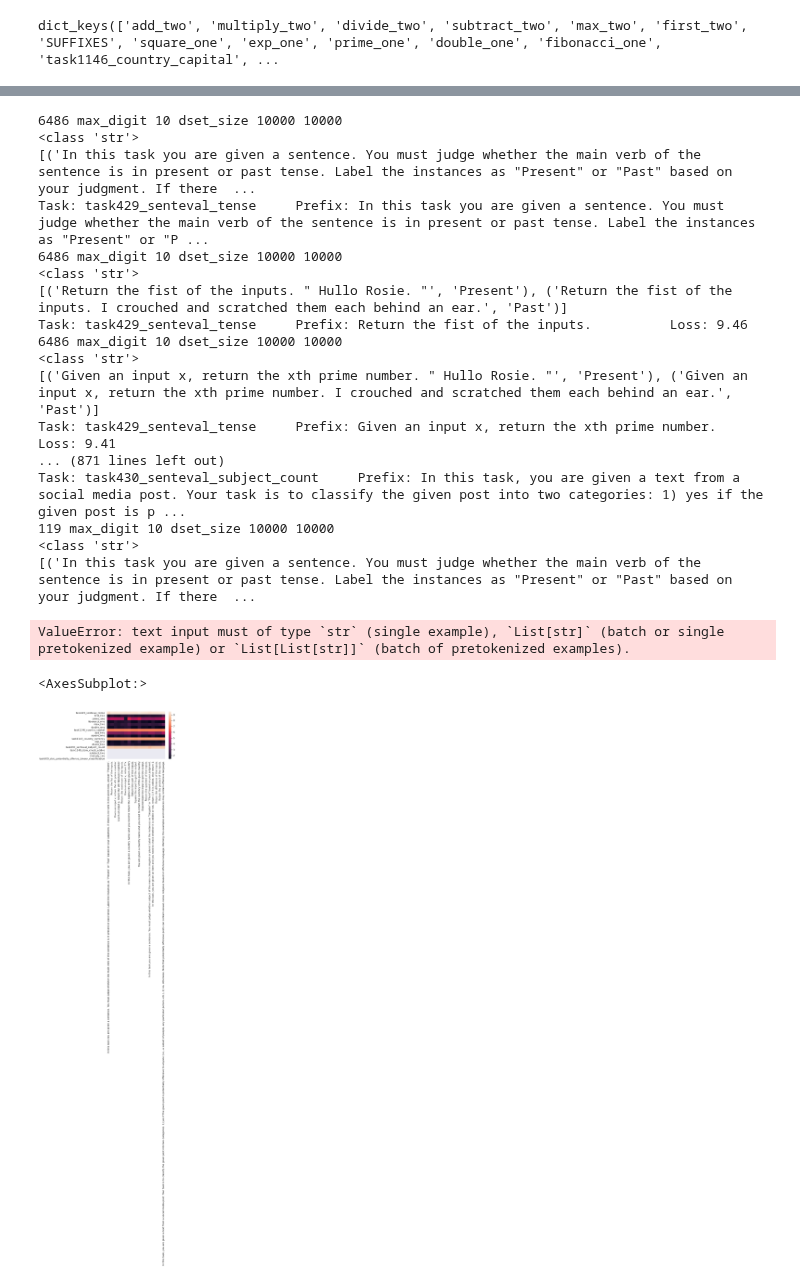
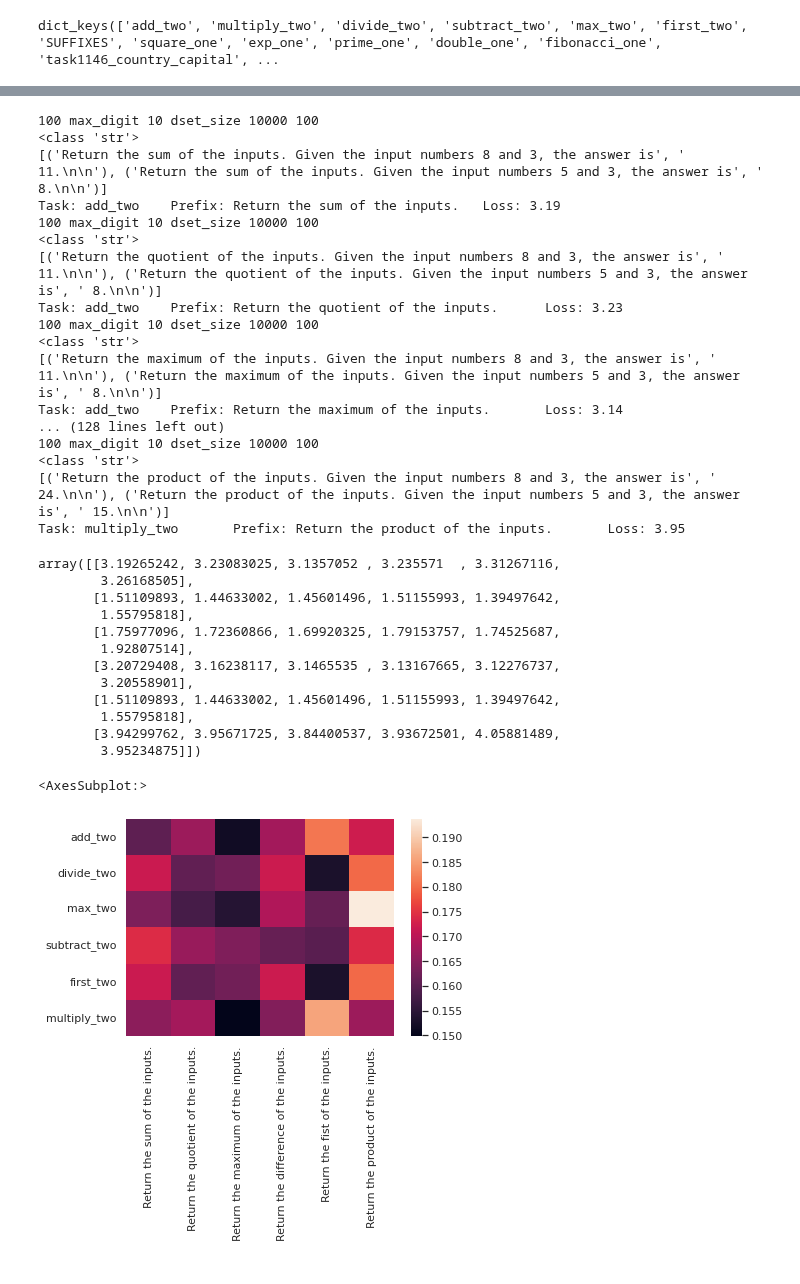
Before and after one commit to csinva/iprompt, a Jupyter notebook: notebooks/01_prompt_task_alignment.ipynb, the cells around one changed output, grey strips where cells are left out. Cells and saved outputs as stored; diff of their text form; code cells hidden in the pictures.

```diff
--- a/notebooks/01_prompt_task_alignment.ipynb
+++ b/notebooks/01_prompt_task_alignment.ipynb
@@ -76,7 +101,7 @@ model_name = 'gpt2-medium'
 model = transformers.AutoModelForCausalLM.from_pretrained(model_name, output_hidden_states=False)
 tokenizer = transformers.AutoTokenizer.from_pretrained(model_name, output_hidden_states=False)
 # %%
-dset, check_answer_func, description = get_data(args=args, task_name='fibonacci_one')
+dset, check_answer_func, description = get_data(args=args, task_name='square_one')
 test_model_on_task_with_prefix(dset=dset, model=model, tokenizer=tokenizer, prefix=f'asldjfo the following numbers. ')
 # %% [output]
 10 max_digit 10 dset_size 10000 10
@@ -85,3 +110,0 @@ test_model_on_task_with_prefix(dset=dset, model=model, tokenizer=tokenizer, pref
-# %%
-dset, check_answer_func, __this_task_description = get_data(args=args, task_name='add_two')
-test_model_on_task_with_prefix(dset=dset, model=model, tokenizer=tokenizer, prefix='Return the sum of the inputs. ')
@@ -92,9 +111,9 @@ test_model_on_task_with_prefix(dset=dset, model=model, tokenizer=tokenizer, pref
 # %%
 task_information = {}
 task_descriptions = []
-# task_names = ['add_two', 'divide_two', 'square_one', 'fibonacci_one']
+task_names = ['add_two', 'divide_two', 'max_two', 'subtract_two', 'first_two', 'multiply_two']
 # task_names = ['add_two', 'multiply_two', 'divide_two', 'subtract_two', 'max_two', 'first_two', 'SUFFIXES', 'square_one', 'exp_one', 'prime_one', 'double_one', 'fibonacci_one']
-task_names = list(set(TASKS.keys()) - {'SUFFIXES'})
+# task_names = list(set(TASKS.keys()) - {'SUFFIXES'})
 
 for name in task_names:
     # print(name)
@@ -140,9 +143,10 @@ task_descriptions
 # %%
-# TODO incorporate check_answer_func... And use huggingface decoding for that.
+# TODO incorporate check_answer_func... And use huggingface decoding for that?
 
 from tqdm.notebook import trange
 
 losses = np.zeros((len(task_names), len(task_descriptions)))
+accuracies = np.zeros((len(task_names), len(task_descriptions)))
 
 for i in trange(len(task_names), colour='red'):
     name = task_names[i]
@@ -150,33 +154,48 @@ for i in trange(len(task_names), colour='red'):
         description = task_descriptions[j]
         #
         dset, check_answer_func, __this_task_description = get_data(args=args, task_name=name)
-        loss = test_model_on_task_with_prefix(dset=dset, model=model, tokenizer=tokenizer, prefix=f'{description} ')
+        loss, acc = test_model_on_task_with_prefix(dset=dset, model=model, tokenizer=tokenizer, prefix=f'{description} ')
         losses[i][j] += loss
+        accuracies[i][j] += acc
         print(f'Task: {name} \t Prefix: {description} \t Loss: {loss:.2f}')
 # %% [output]
-6486 max_digit 10 dset_size 10000 10000
+100 max_digit 10 dset_size 10000 100
 <class 'str'>
-[('In this task you are given a sentence. You must judge whether the main verb of the sentence is in present or past tense. Label the instances as "Present" or "Past" based on your judgment. If there  ...
-Task: task429_senteval_tense     Prefix: In this task you are given a sentence. You must judge whether the main verb of the sentence is in present or past tense. Label the instances as "Present" or "P ...
-6486 max_digit 10 dset_size 10000 10000
+[('Return the sum of the inputs. Given the input numbers 8 and 3, the answer is', ' 11.\n\n'), ('Return the sum of the inputs. Given the input numbers 5 and 3, the answer is', ' 8.\n\n')]
+Task: add_two    Prefix: Return the sum of the inputs.   Loss: 3.19
+100 max_digit 10 dset_size 10000 100
 <class 'str'>
-[('Return the fist of the inputs. " Hullo Rosie. "', 'Present'), ('Return the fist of the inputs. I crouched and scratched them each behind an ear.', 'Past')]
-Task: task429_senteval_tense     Prefix: Return the fist of the inputs.          Loss: 9.46
-6486 max_digit 10 dset_size 10000 10000
+[('Return the quotient of the inputs. Given the input numbers 8 and 3, the answer is', ' 11.\n\n'), ('Return the quotient of the inputs. Given the input numbers 5 and 3, the answer is', ' 8.\n\n')]
+Task: add_two    Prefix: Return the quotient of the inputs.      Loss: 3.23
+100 max_digit 10 dset_size 10000 100
 <class 'str'>
-[('Given an input x, return the xth prime number. " Hullo Rosie. "', 'Present'), ('Given an input x, return the xth prime number. I crouched and scratched them each behind an ear.', 'Past')]
-Task: task429_senteval_tense     Prefix: Given an input x, return the xth prime number.          Loss: 9.41
-... (871 lines left out)
-Task: task430_senteval_subject_count     Prefix: In this task, you are given a text from a social media post. Your task is to classify the given post into two categories: 1) yes if the given post is p ...
-119 max_digit 10 dset_size 10000 10000
+[('Return the maximum of the inputs. Given the input numbers 8 and 3, the answer is', ' 11.\n\n'), ('Return the maximum of the inputs. Given the input numbers 5 and 3, the answer is', ' 8.\n\n')]
+Task: add_two    Prefix: Return the maximum of the inputs.       Loss: 3.14
+... (128 lines left out)
+100 max_digit 10 dset_size 10000 100
 <class 'str'>
-[('In this task you are given a sentence. You must judge whether the main verb of the sentence is in present or past tense. Label the instances as "Present" or "Past" based on your judgment. If there  ...
+[('Return the product of the inputs. Given the input numbers 8 and 3, the answer is', ' 24.\n\n'), ('Return the product of the inputs. Given the input numbers 5 and 3, the answer is', ' 15.\n\n')]
+Task: multiply_two       Prefix: Return the product of the inputs.       Loss: 3.95
-ValueError: text input must of type `str` (single example), `List[str]` (batch or single pretokenized example) or `List[List[str]]` (batch of pretokenized examples).
+# %%
+losses
+# %% [output]
+array([[3.19265242, 3.23083025, 3.1357052 , 3.235571  , 3.31267116,
+        3.26168505],
+       [1.51109893, 1.44633002, 1.45601496, 1.51155993, 1.39497642,
+        1.55795818],
+       [1.75977096, 1.72360866, 1.69920325, 1.79153757, 1.74525687,
+        1.92807514],
+       [3.20729408, 3.16238117, 3.1465535 , 3.13167665, 3.12276737,
+        3.20558901],
+       [1.51109893, 1.44633002, 1.45601496, 1.51155993, 1.39497642,
+        1.55795818],
+       [3.94299762, 3.95671725, 3.84400537, 3.93672501, 4.05881489,
+        3.95234875]])
 # %%
 import seaborn as sns
 sns.set()
 
-sns.heatmap(torch.tensor(losses[:-4, :]), yticklabels=task_names, xticklabels=task_descriptions)
+sns.heatmap(torch.tensor(losses).softmax(dim=1), yticklabels=task_names, xticklabels=task_descriptions)
 # %% [output]
 <AxesSubplot:>
-[figure, old version]
+[figure, new version]
```
Also changed, not shown: parts of 5 cells of this notebook, 2 other files.
